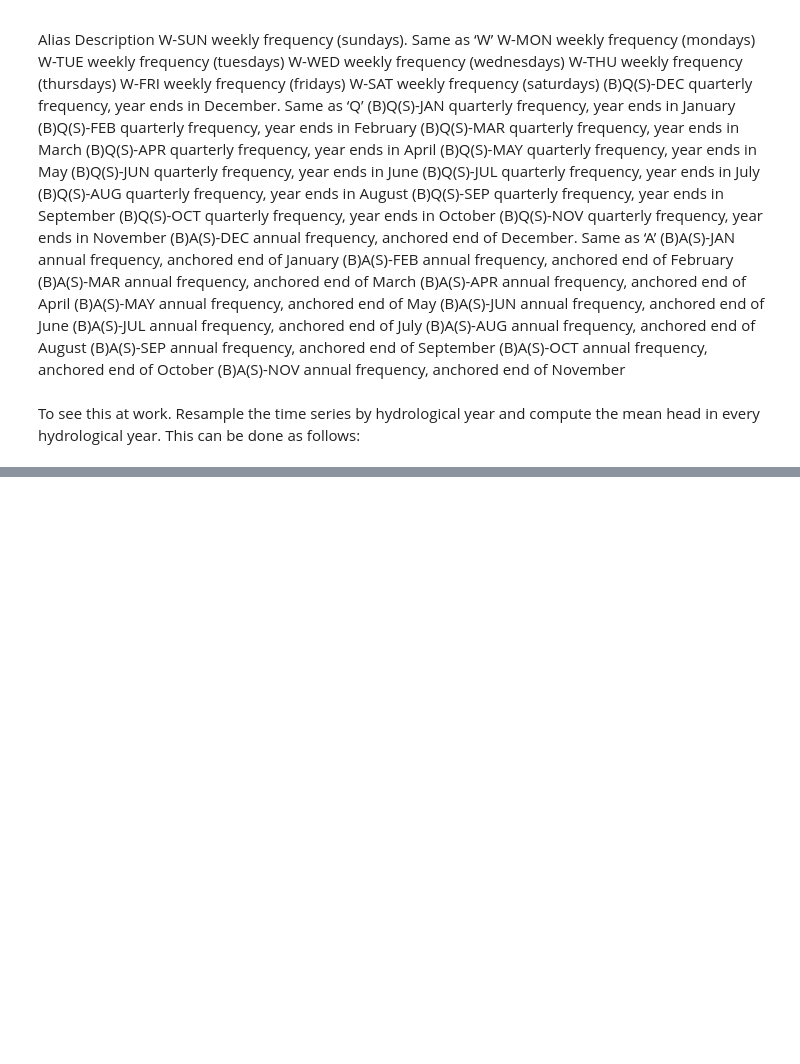
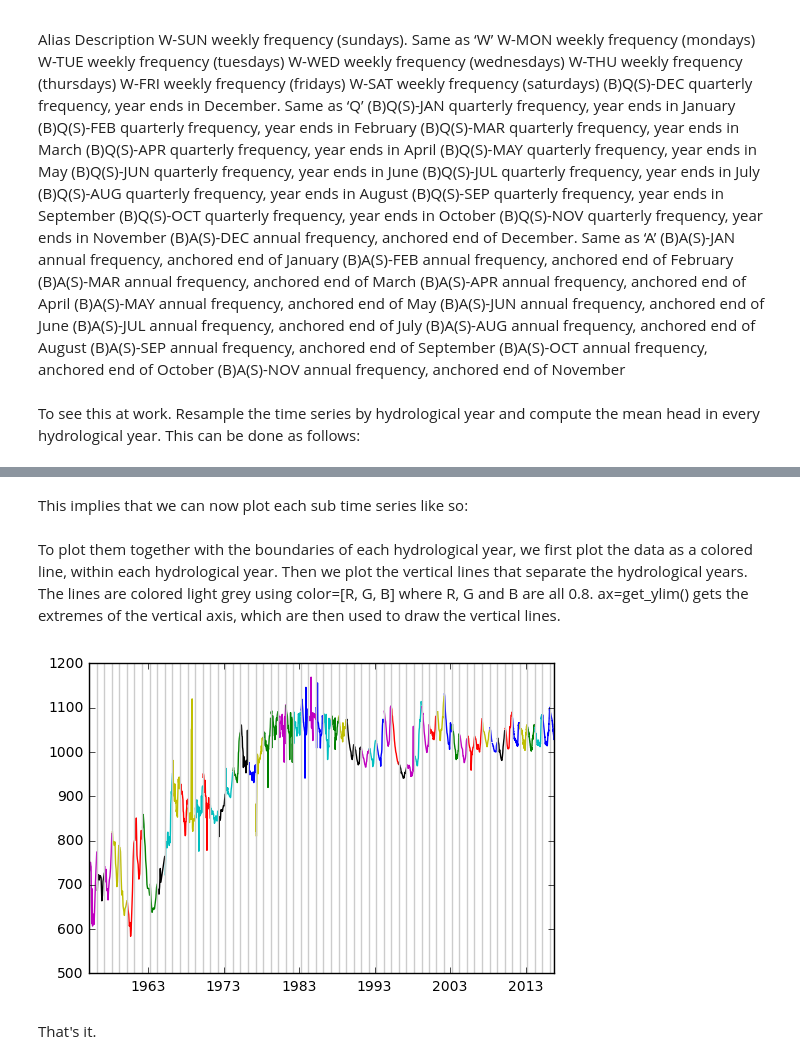
Before and after one commit to Olsthoorn/IHE-python-course-2017, a Jupyter notebook: exercises/Apr18/TimeSeriesSampling.ipynb, the cells around one changed output, grey strips where cells are left out. Saved outputs shown, nothing was run; the diff lists cells and outputs as text; code cells hidden in the pictures; blank space fills up the shorter version.

```diff
--- a/exercises/Apr18/TimeSeriesSampling.ipynb
+++ b/exercises/Apr18/TimeSeriesSampling.ipynb
@@ -386,0 +579,9 @@ dtype: float64
+# %%
+# Show the indices for one of the keys of the Idict
+for k in Idict.keys():
+    print(k)  # the key
+    print()
+    print(Idict[k]) # the indices
+    print()
+    print(pb.ix[Idict[k]]) # the values beloning to these indices
+    break
@@ -386,0 +606,22 @@ dtype: float64
+# %% [markdown]
+This implies that we can now plot each sub time series like so:
+# %% [markdown]
+To plot them together with the boundaries of each hydrological year, we first plot the data as a colored line, within each hydrological year. Then we plot the vertical lines that separate the hydrological years. The lines are colored light grey using color=[R, G, B] where R, G and B are all 0.8. ax=get_ylim() gets the extremes of the vertical axis, which are then used to draw the vertical lines.
+# %%
+# Show the indices for one of the keys of the Idict
+fig, ax = plt.subplots()
+for k in Idict.keys():
+    I = Idict[k]
+    #pb.ix[I].plot(ax=ax) # the values beloning to these indices (can't omit the legend)
+    ax.plot(pb.index[I], pb.values[I]) # ordinary plot, doesn't plot a legend on its own
+
+ylim = ax.get_ylim()
+for k in Idict.keys():
+    i = Idict[k][-1]
+    ax.plot(pb.index[[i, i]], ylim, color=[0.8, 0.8, 0.8])
+
+plt.show()
+# %% [output]
+[figure, added]
+# %% [markdown]
+That's it.
```
Also changed, not shown: parts of 43 cells of this notebook.
